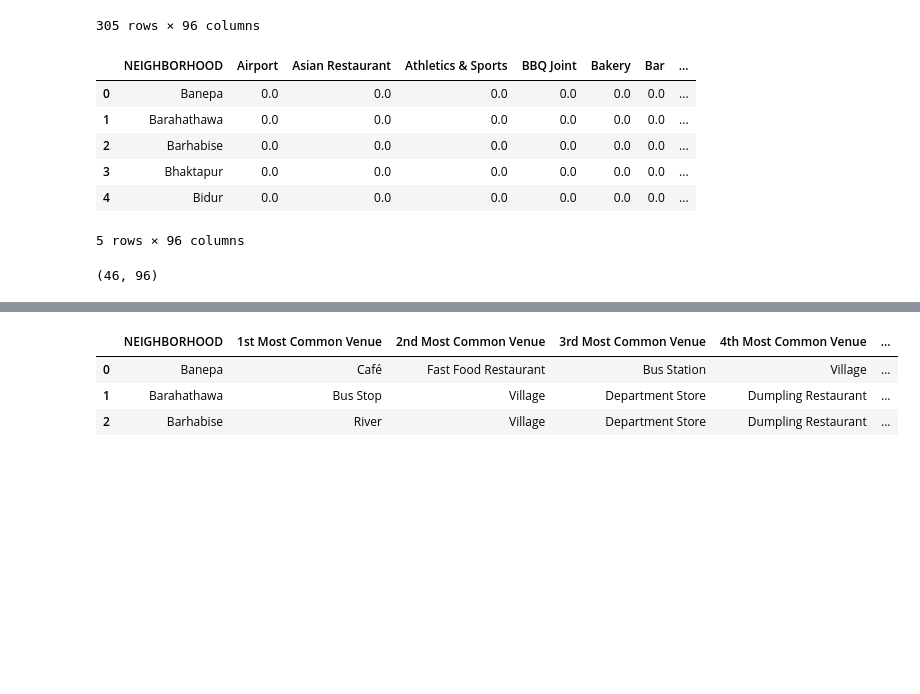
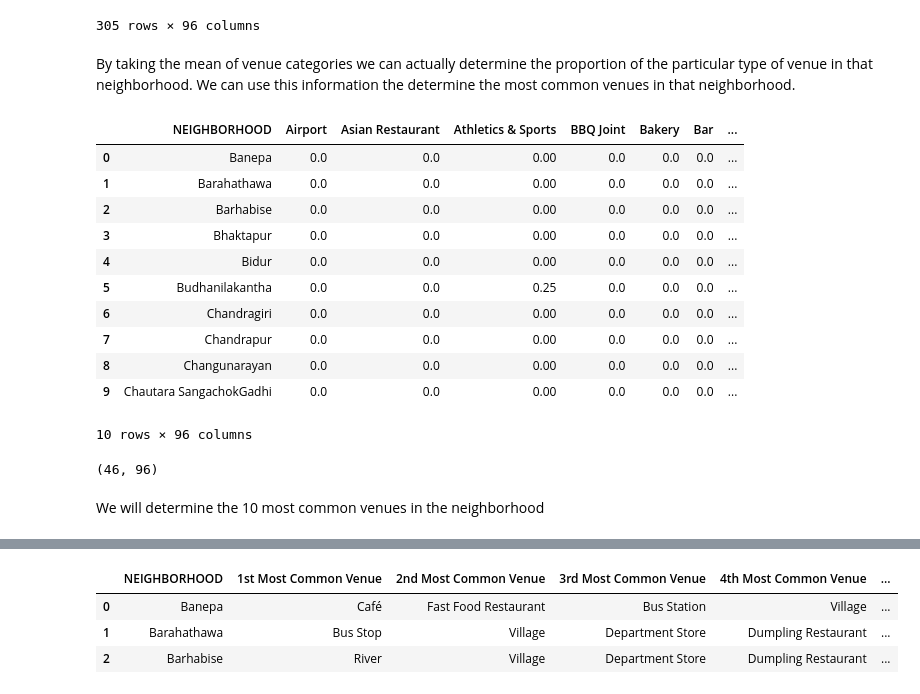
Before and after one commit to ujwal-sah/Courses, a Jupyter notebook: IBM Data Science Professional Certificate/9. Applied Data Science Capstone/Project/The Battle of Neighborhoods (Week 2).ipynb, the cells around one changed output, grey strips where cells are left out. Saved outputs shown, nothing was run; the diff lists cells and outputs as text; code cells hidden in the pictures; blank space fills up the shorter version.

```diff
--- a/IBM Data Science Professional Certificate/9. Applied Data Science Capstone/Project/The Battle of Neighborhoods (Week 2).ipynb
+++ b/IBM Data Science Professional Certificate/9. Applied Data Science Capstone/Project/The Battle of Neighborhoods (Week 2).ipynb
@@ -211,0 +288,4 @@ prov2_cord_popu_income.head()
+# %%
+prov = pd.concat([prov3_cord, prov2_cord], axis=0)
+prov.reset_index(drop=True, inplace=True)
+prov
@@ -263,6 +359,6 @@ district_color
 # %%
 # create map of Province 3 using latitude and longitude values
-map_prov3 = folium.Map(location=[lat_prov3, long_prov3], zoom_start=9)
+map_prov3 = folium.Map(location=[lat_prov3, long_prov3], zoom_start=8.5)
 
 # add markers to map
 for lat, lng, district, neighborhood in zip(prov3_cord['LATITUDE'],
@@ -360,7 +443,7 @@ prov
 CLIENT_ID = 'NBFU034EIQA1KZN1031VY3KNP0ZWRDPTZTER3SJDAEAAN1GZ' # your Foursquare ID
 CLIENT_SECRET = 'L402VNMJWLJHRI1DZBGORHSCORX4PRN3E3O0YXAMJUPSFSQZ' # your Foursquare Secret
 VERSION = '20180605' # Foursquare API version
-LIMIT=100
+LIMIT=500
 
 print('Your credentails:')
 print('CLIENT_ID: ' + CLIENT_ID)
@@ -554,22 +656,31 @@ venues_onehot
 | 303 | 0 | 0 | 0 | 0 | 0 | 0 | 0 | ... |
 | 304 | 0 | 0 | 0 | 0 | 0 | 0 | 0 | ... |
 305 rows × 96 columns
+# %% [markdown]
+By taking the mean of venue categories we can actually determine the proportion of the particular type of venue in that neighborhood. We can use this information the determine the most common venues in that neighborhood.
 # %%
 # Average per neighborhood
 venues_grouped = venues_onehot.groupby(['NEIGHBORHOOD']).mean().reset_index()
-venues_grouped.head()
+venues_grouped.head(10)
 # %% [output]
 |  | NEIGHBORHOOD | Airport | Asian Restaurant | Athletics & Sports | BBQ Joint | Bakery | Bar | ... |
-| 0 | Banepa | 0.0 | 0.0 | 0.0 | 0.0 | 0.0 | 0.0 | ... |
-| 1 | Barahathawa | 0.0 | 0.0 | 0.0 | 0.0 | 0.0 | 0.0 | ... |
-| 2 | Barhabise | 0.0 | 0.0 | 0.0 | 0.0 | 0.0 | 0.0 | ... |
-| 3 | Bhaktapur | 0.0 | 0.0 | 0.0 | 0.0 | 0.0 | 0.0 | ... |
-| 4 | Bidur | 0.0 | 0.0 | 0.0 | 0.0 | 0.0 | 0.0 | ... |
+| 0 | Banepa | 0.0 | 0.0 | 0.00 | 0.0 | 0.0 | 0.0 | ... |
+| 1 | Barahathawa | 0.0 | 0.0 | 0.00 | 0.0 | 0.0 | 0.0 | ... |
+| 2 | Barhabise | 0.0 | 0.0 | 0.00 | 0.0 | 0.0 | 0.0 | ... |
+| 3 | Bhaktapur | 0.0 | 0.0 | 0.00 | 0.0 | 0.0 | 0.0 | ... |
+| 4 | Bidur | 0.0 | 0.0 | 0.00 | 0.0 | 0.0 | 0.0 | ... |
+| 5 | Budhanilakantha | 0.0 | 0.0 | 0.25 | 0.0 | 0.0 | 0.0 | ... |
+| 6 | Chandragiri | 0.0 | 0.0 | 0.00 | 0.0 | 0.0 | 0.0 | ... |
+| 7 | Chandrapur | 0.0 | 0.0 | 0.00 | 0.0 | 0.0 | 0.0 | ... |
+| 8 | Changunarayan | 0.0 | 0.0 | 0.00 | 0.0 | 0.0 | 0.0 | ... |
+| 9 | Chautara SangachokGadhi | 0.0 | 0.0 | 0.00 | 0.0 | 0.0 | 0.0 | ... |
-5 rows × 96 columns
+10 rows × 96 columns
 # %%
 print(venues_grouped.shape)
 # %% [output]
 (46, 96)
+# %% [markdown]
+We will determine the 10 most common venues in the neighborhood
 # %%
 # Borrow the function from the lab. Sort the venues in descending order
 def return_most_common_venues(row, num_top_venues):
```
Also changed, not shown: parts of 67 cells of this notebook.
